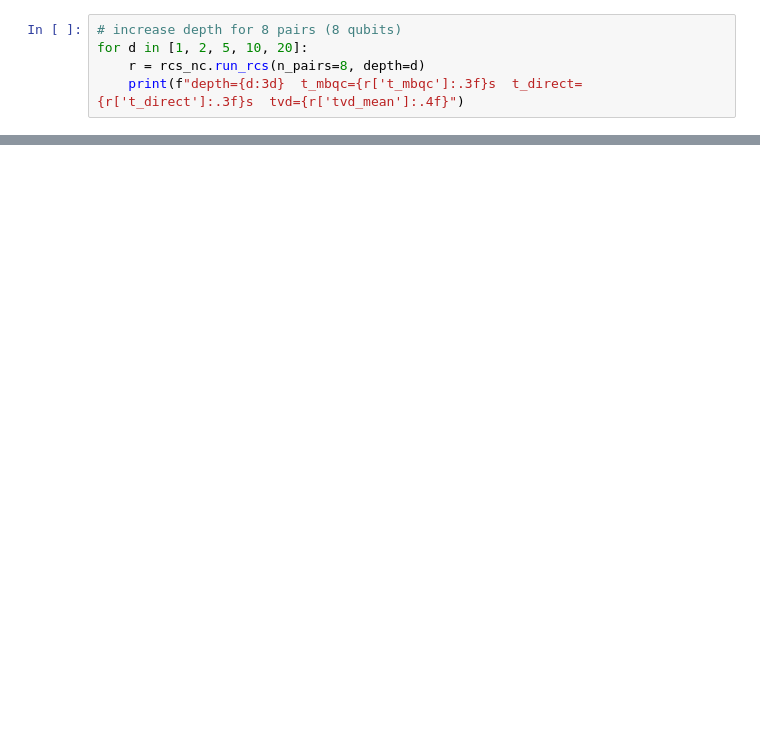
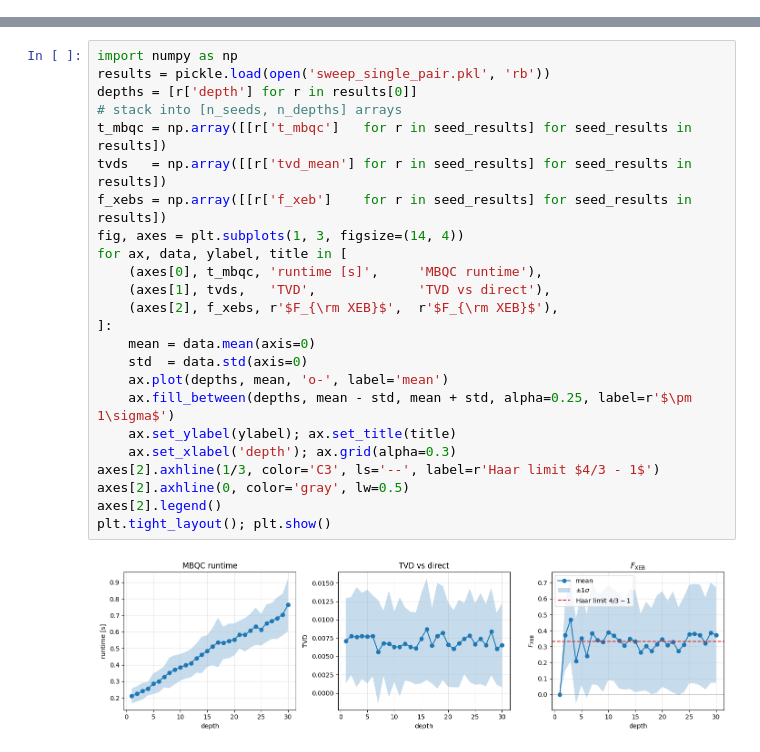
Before and after one commit to UnitaryOperator/mbqc-circuit-comparison, a Jupyter notebook: src/tetron/clifford_single_qubit_rcs_study.ipynb, the cells around one changed output, grey strips where cells are left out. Cells and saved outputs as stored; diff of their text form; blank space fills up the shorter version.

Commit message:
Single_qubit_rcs_demonstration with XEB metric
Can reduce TV distance by increasing shots

```diff
--- a/src/tetron/clifford_single_qubit_rcs_study.ipynb
+++ b/src/tetron/clifford_single_qubit_rcs_study.ipynb
@@ -90,5 +4,0 @@ Max TVD: 0.0210  (expected ~0 within shot noise)
-# %%
-# increase depth for 8 pairs (8 qubits)
-for d in [1, 2, 5, 10, 20]:
-    r = rcs_nc.run_rcs(n_pairs=8, depth=d)
-    print(f"depth={d:3d}  t_mbqc={r['t_mbqc']:.3f}s  t_direct={r['t_direct']:.3f}s  tvd={r['tvd_mean']:.4f}")
@@ -239,0 +15,26 @@ for r in [results_4p[0], results_4p[-1]]:
+# %%
+import numpy as np
+results = pickle.load(open('sweep_single_pair.pkl', 'rb'))
+depths = [r['depth'] for r in results[0]]
+# stack into [n_seeds, n_depths] arrays
+t_mbqc = np.array([[r['t_mbqc']   for r in seed_results] for seed_results in results])
+tvds   = np.array([[r['tvd_mean'] for r in seed_results] for seed_results in results])
+f_xebs = np.array([[r['f_xeb']    for r in seed_results] for seed_results in results])
+fig, axes = plt.subplots(1, 3, figsize=(14, 4))
+for ax, data, ylabel, title in [
+    (axes[0], t_mbqc, 'runtime [s]',     'MBQC runtime'),
+    (axes[1], tvds,   'TVD',             'TVD vs direct'),
+    (axes[2], f_xebs, r'$F_{\rm XEB}$',  r'$F_{\rm XEB}$'),
+]:
+    mean = data.mean(axis=0)
+    std  = data.std(axis=0)
+    ax.plot(depths, mean, 'o-', label='mean')
+    ax.fill_between(depths, mean - std, mean + std, alpha=0.25, label=r'$\pm 1\sigma$')
+    ax.set_ylabel(ylabel); ax.set_title(title)
+    ax.set_xlabel('depth'); ax.grid(alpha=0.3)
+axes[2].axhline(1/3, color='C3', ls='--', label=r'Haar limit $4/3 - 1$')
+axes[2].axhline(0, color='gray', lw=0.5)
+axes[2].legend()
+plt.tight_layout(); plt.show()
+# %% [output]
+[figure, added]
```
Also changed, not shown: parts of 8 cells of this notebook.
